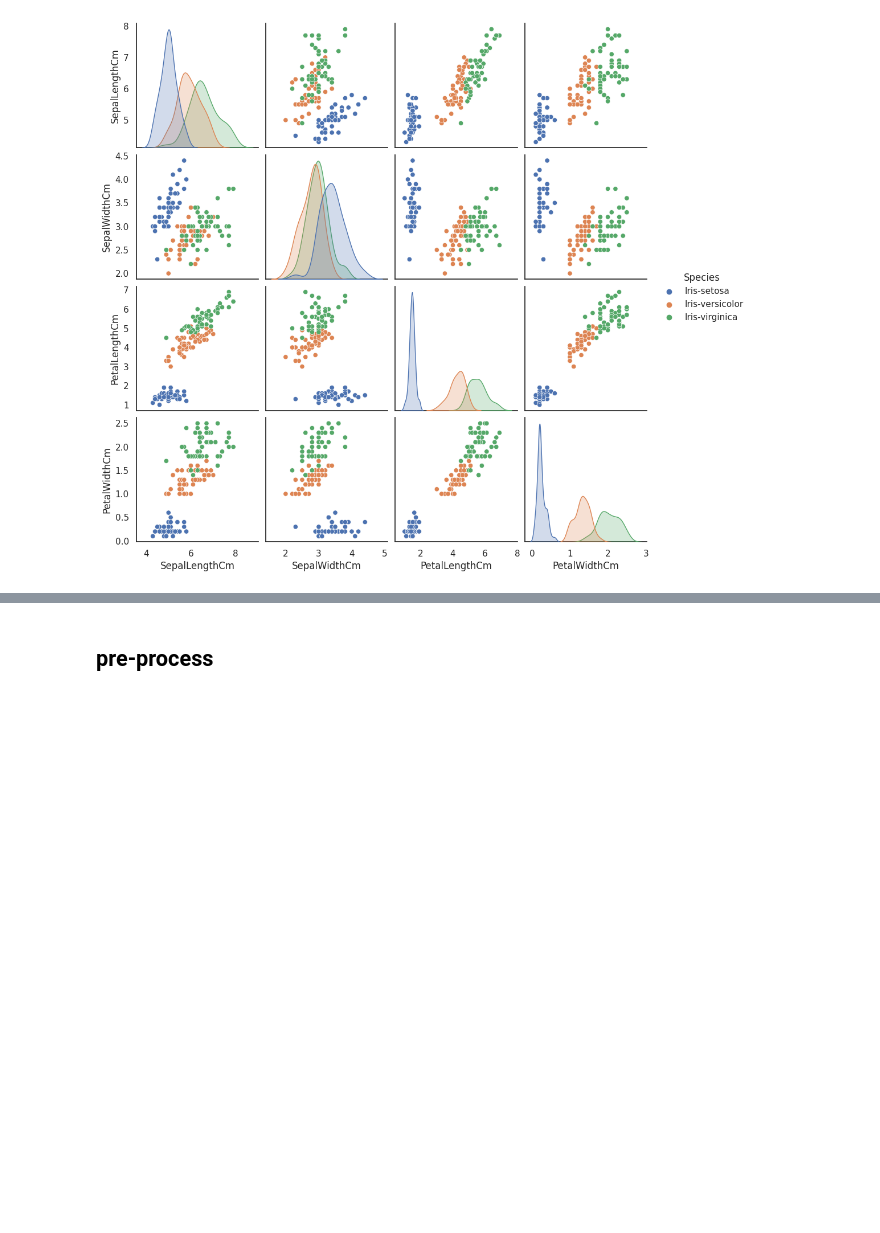
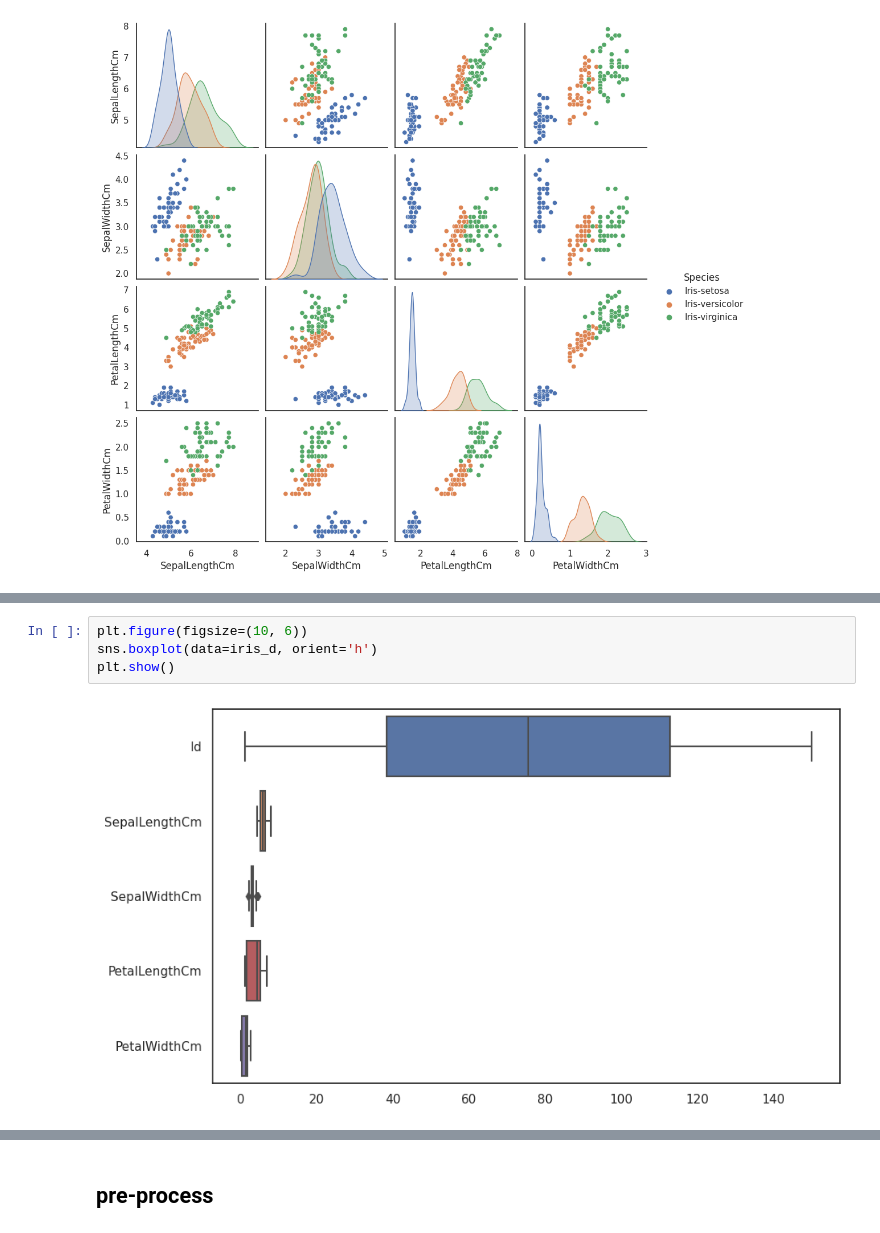
Before and after one commit to Raghav-56/For_PClub, a Jupyter notebook: Iris_Species.ipynb, the cells around one changed output, grey strips where cells are left out. Cells and saved outputs as stored; diff of their text form; blank space fills up the shorter version.

```diff
--- a/Iris_Species.ipynb
+++ b/Iris_Species.ipynb
@@ -108,0 +133,6 @@ sns.pairplot(iris_d.drop("Id",axis=1),hue= "Species")
+# %%
+plt.figure(figsize=(10, 6))
+sns.boxplot(data=iris_d, orient='h')
+plt.show()
+# %% [output]
+[figure, added]
```
Also changed, not shown: parts of 24 cells of this notebook.
